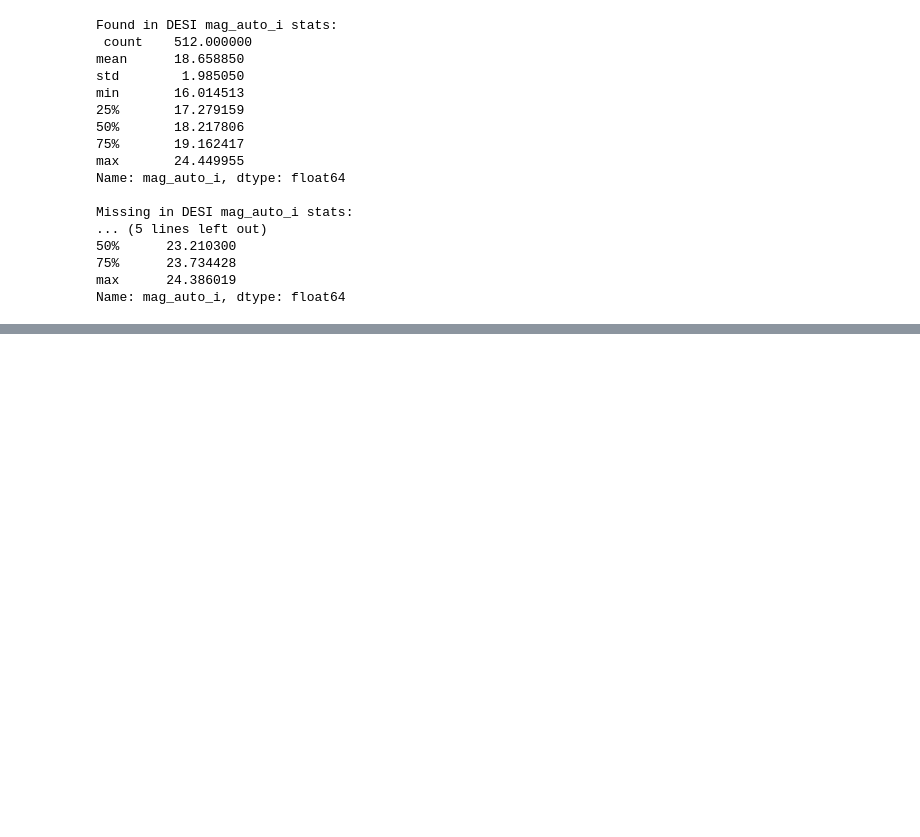
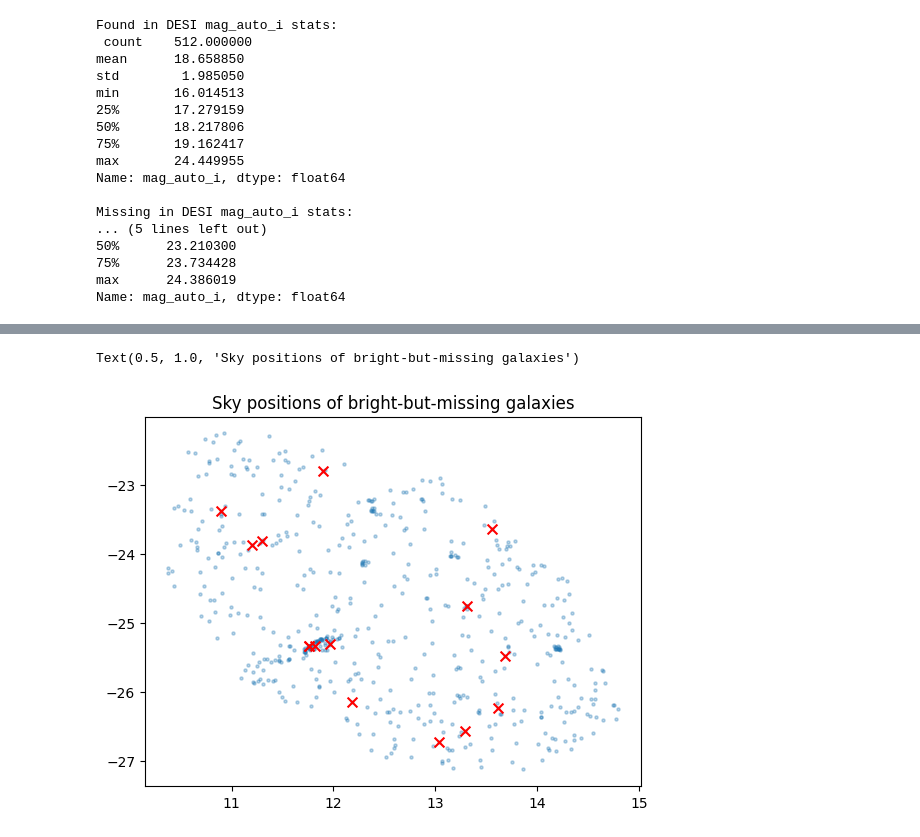
Before and after one commit to saatour/GW170817, a Jupyter notebook: Cross matching with galaxy surveys 06112025.ipynb, the cells around one changed output, grey strips where cells are left out. Drawn from its saved outputs; the diff is of its cells as text; code cells hidden in the pictures; blank space fills up the shorter version.

```diff
--- a/Cross matching with galaxy surveys 06112025.ipynb
+++ b/Cross matching with galaxy surveys 06112025.ipynb
@@ -1511,0 +1558,7 @@ Name: mag_auto_i, dtype: float64
+# %%
+plt.scatter(des["ra"], des["dec"], s=5, alpha=0.3)
+plt.scatter(bright_missing["ra"], bright_missing["dec"], color='red', marker='x', s=50)
+plt.title("Sky positions of bright-but-missing galaxies")
+# %% [output]
+Text(0.5, 1.0, 'Sky positions of bright-but-missing galaxies')
+[figure, added]
```
Also changed, not shown: parts of 4 cells of this notebook.
